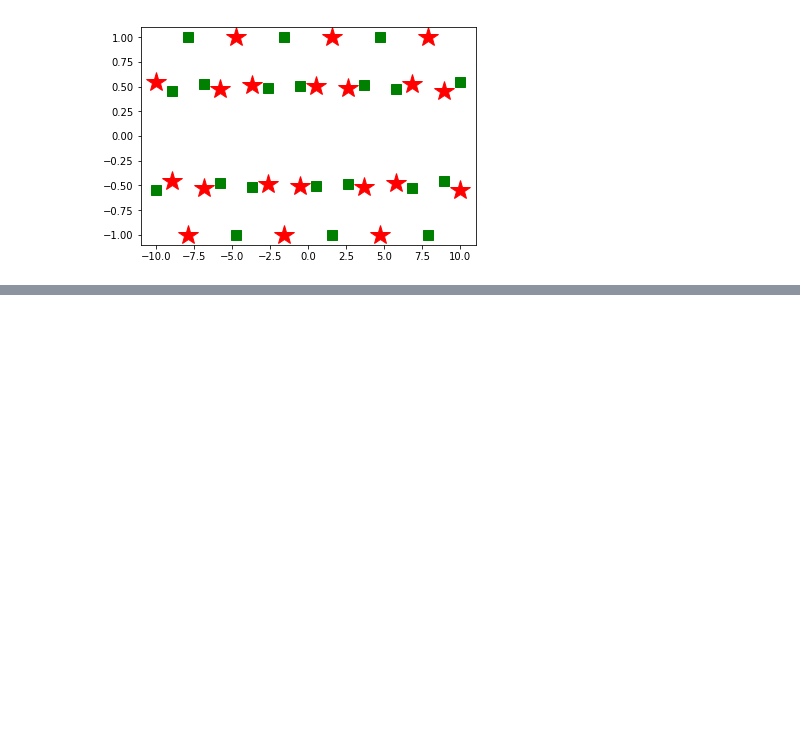
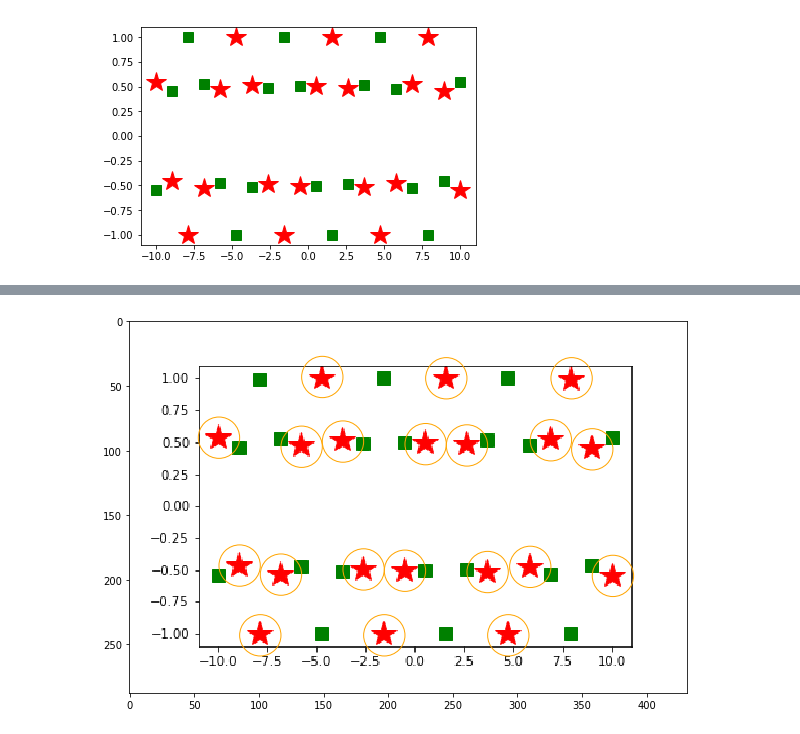
Before and after one commit to automeris-io/WebPlotDigitizer, a Jupyter notebook: research/data_points.ipynb, the cells around one changed output, grey strips where cells are left out. Saved outputs shown, nothing was run; the diff lists cells and outputs as text; code cells hidden in the pictures; blank space fills up the shorter version.

```diff
--- a/research/data_points.ipynb
+++ b/research/data_points.ipynb
@@ -41,0 +58,9 @@ background_color_tolerance = 100
+# %%
+fig, ax = plt.subplots(1, 1, figsize=(10,10))
+ax.imshow(img)
+for blob in blobs:
+    x, y, r = blob
+    c = plt.Circle((y, x), r, color="orange", fill=False)
+    ax.add_patch(c)
+# %% [output]
+[figure, added]
```
Also changed, not shown: parts of 15 cells of this notebook.
